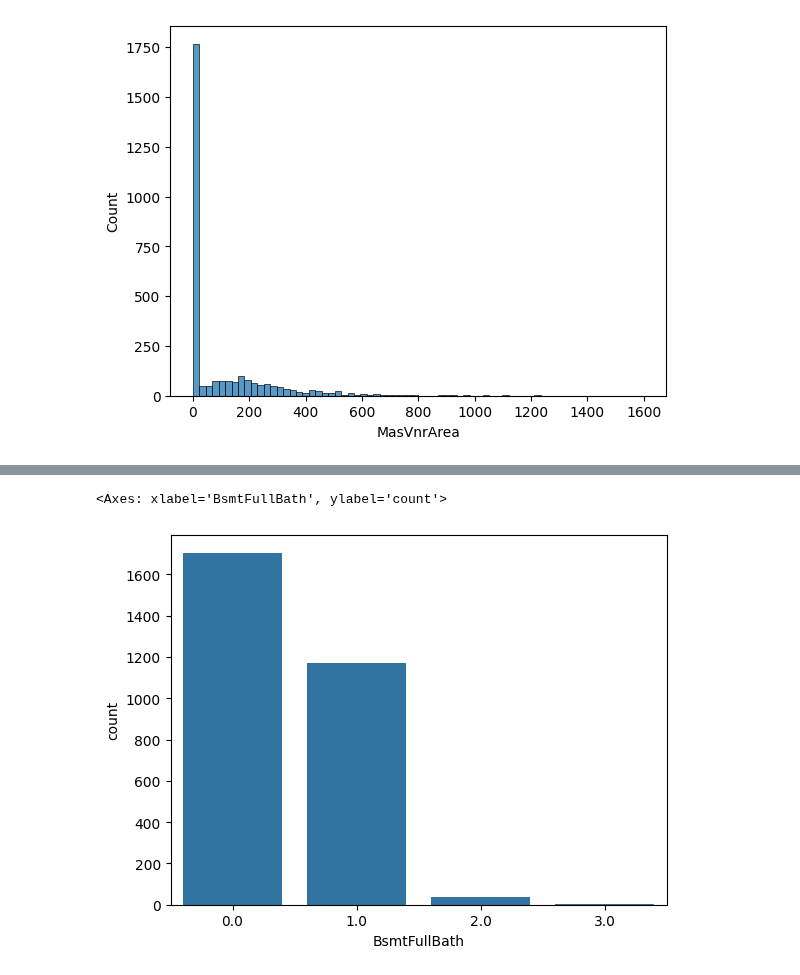
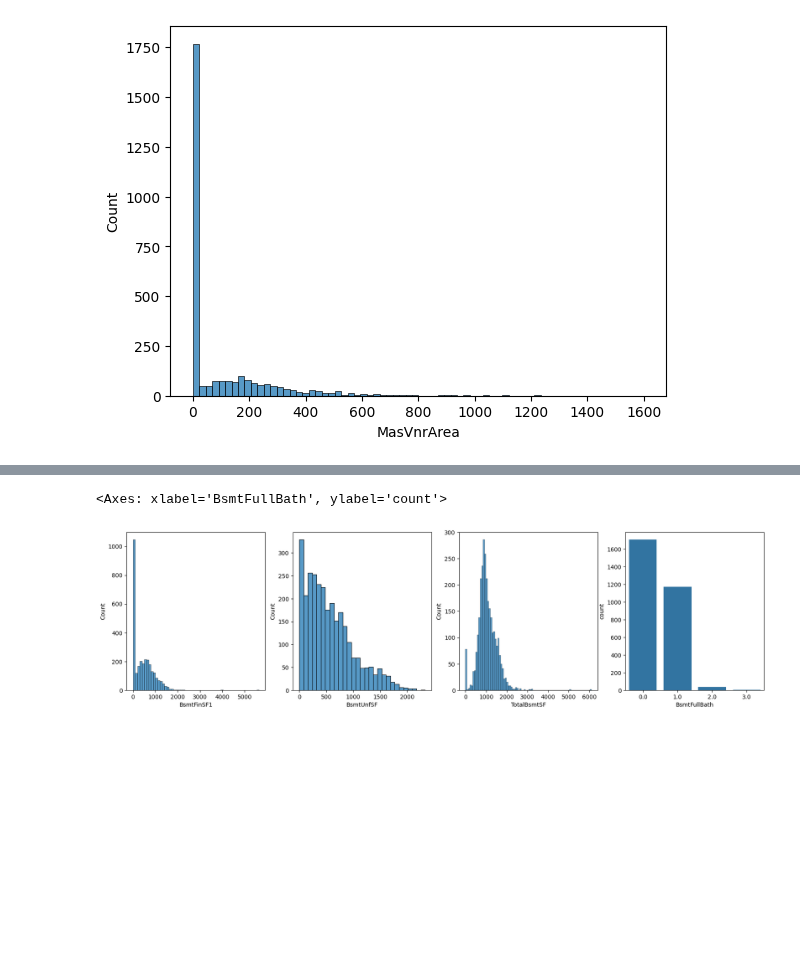
Before and after one commit to LoneCoder21/Kaggle-Notebooks, a Jupyter notebook: Regression/House Prices/property_prices.ipynb, the cells around one changed output, grey strips where cells are left out. Saved outputs shown, nothing was run; the diff lists cells and outputs as text; code cells hidden in the pictures; blank space fills up the shorter version.

```diff
--- a/Regression/House Prices/property_prices.ipynb
+++ b/Regression/House Prices/property_prices.ipynb
@@ -87,6 +63,3 @@ sns.heatmap(corr, linewidths=.5, mask=matrix_mask)
 # %% [output]
 <Axes: >
 [figure]
-# %%
-sns.countplot(data, x='PoolQC') # few pools in total
-data = data.drop(['PoolArea', 'PoolQC'], axis=1) # drop the pool features
@@ -113,10 +84,14 @@ bsmt_col.head()
 | 2 | GLQ | 486.0 | Unf | 0.0 | 434.0 | 920.0 | Gd | 1.0 |
 | 3 | ALQ | 216.0 | Unf | 0.0 | 540.0 | 756.0 | TA | 1.0 |
 | 4 | GLQ | 655.0 | Unf | 0.0 | 490.0 | 1145.0 | Gd | 1.0 |
-# %%
-sns.countplot(data,x="BsmtFullBath")
-# %% [output]
-<Axes: xlabel='BsmtFullBath', ylabel='count'>
-[figure, removed]
+# %%
+fig, axs = plt.subplots(ncols=4, figsize=(20,5))
+sns.histplot(data,x="BsmtFinSF1",ax=axs[0])
+sns.histplot(data,x="BsmtUnfSF",ax=axs[1])
+sns.histplot(data,x="TotalBsmtSF",ax=axs[2])
+sns.countplot(data,x="BsmtFullBath",ax=axs[3])
+# %% [output]
+<Axes: xlabel='BsmtFullBath', ylabel='count'>
+[figure, added]
 # %%
 data['BsmtQual'] = data.groupby(by=["KitchenQual"])['BsmtQual'].apply(lambda x: x.fillna(x.mode())).reset_index(drop=True)
```
Also changed, not shown: parts of 16 cells of this notebook.
